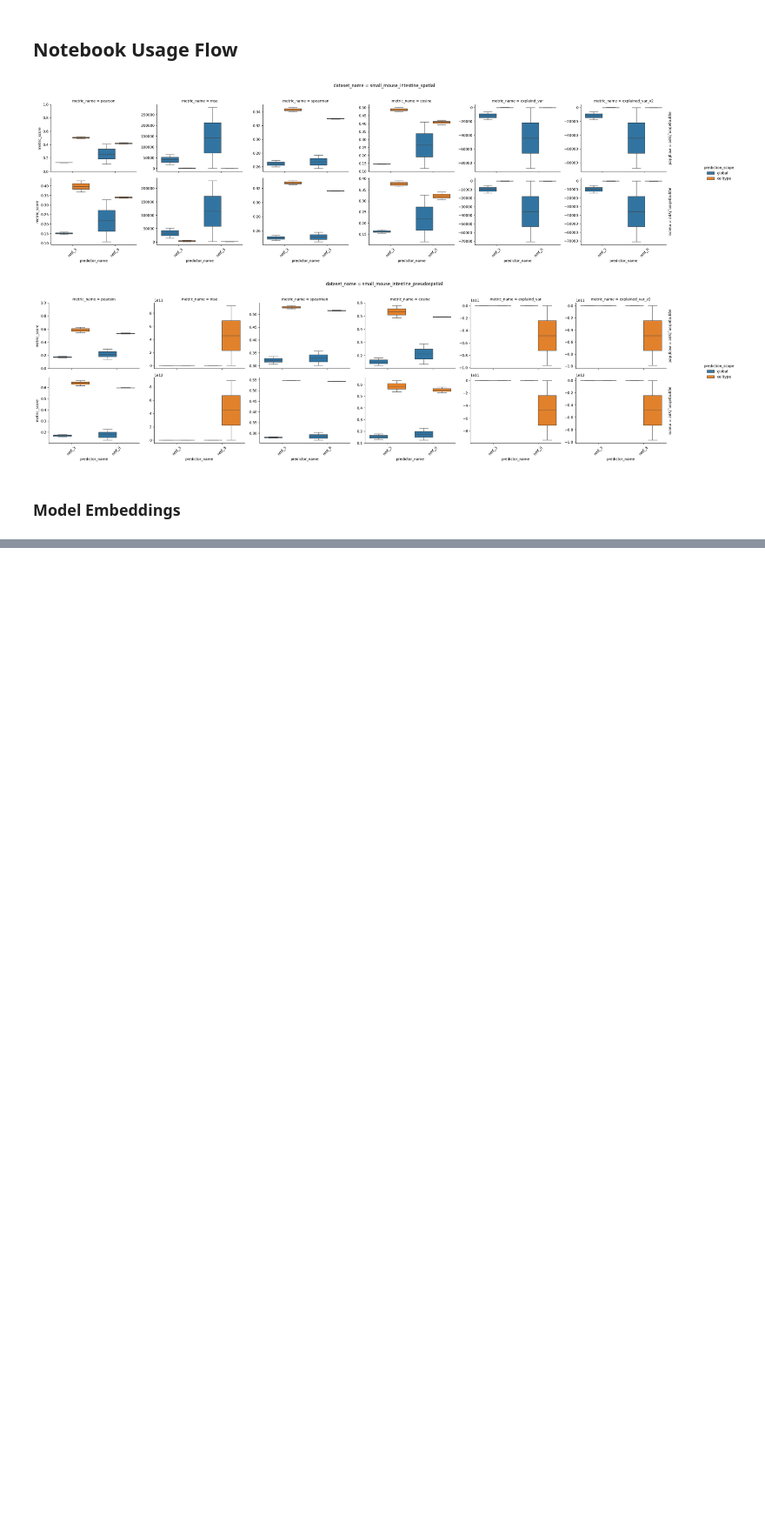
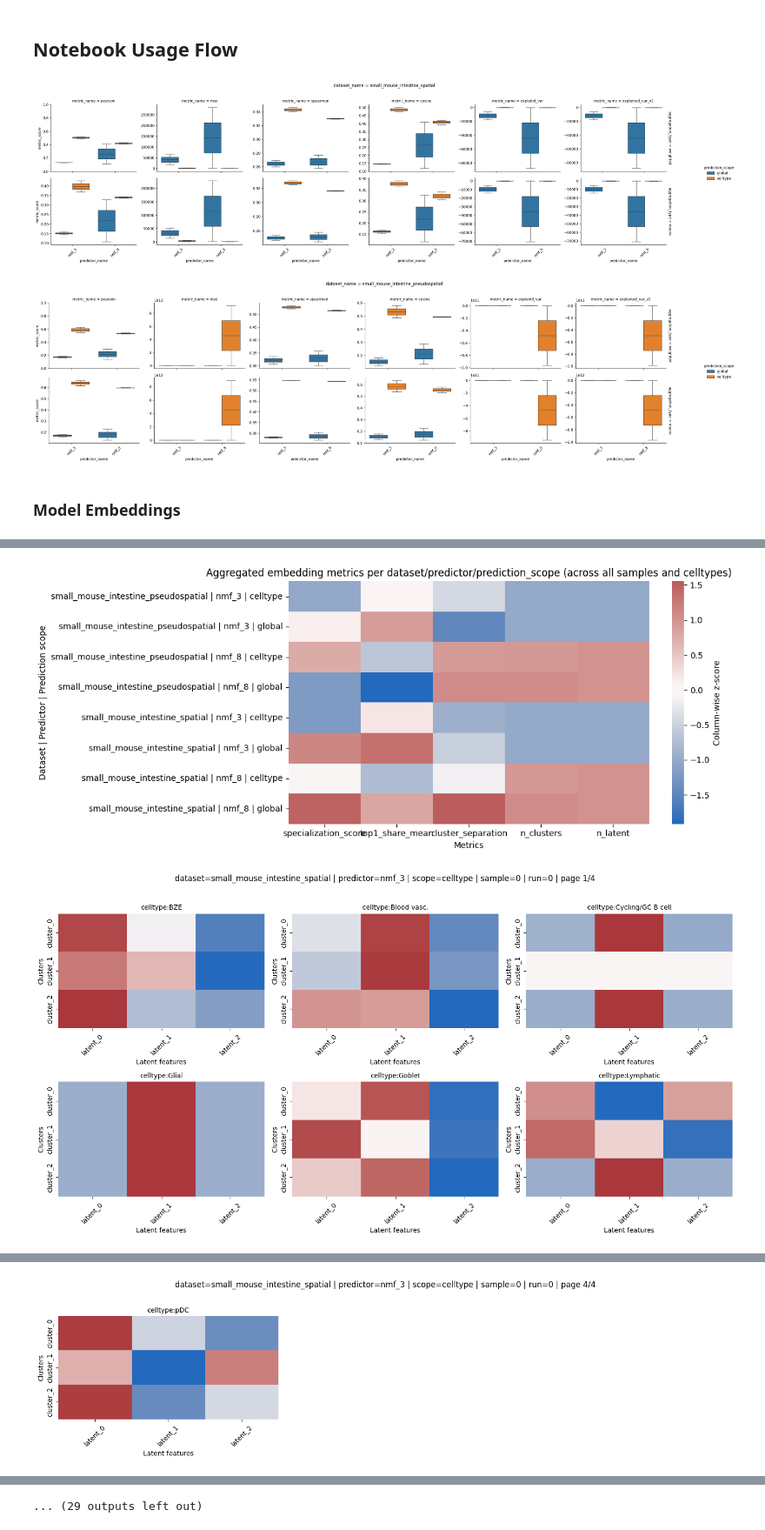
Before and after one commit to egerc/notebook_repository, a Jupyter notebook: 2026-02-10T09-07-37Z/2026-02-10T09-07-37Z.ipynb, the cells around one changed output, grey strips where cells are left out. Shown at 87% size. Drawn from its saved outputs; the diff is of its cells as text; code cells hidden in the pictures; blank space fills up the shorter version.

Commit message:
cluster-embedding correspondence analysis now runs for every run, sample and celltype

```diff
--- a/2026-02-10T09-07-37Z/2026-02-10T09-07-37Z.ipynb
+++ b/2026-02-10T09-07-37Z/2026-02-10T09-07-37Z.ipynb
@@ -802,0 +1083,11 @@ plt.tight_layout()
+# %%
+comparison = plot_embedding_block_comparisons(
+    artifact,
+    pca_components=25,
+    random_state=0,
+    blocks_per_page=6,
+    n_cols=3,
+)
+# %% [output]
+[figure, added]
+[figure, added]
@@ -802,0 +1096 @@ plt.tight_layout()
+[figure, added]
@@ -802,0 +1104 @@ plt.tight_layout()
+... (29 outputs left out)
```
Also changed, not shown: parts of 5 cells of this notebook.
